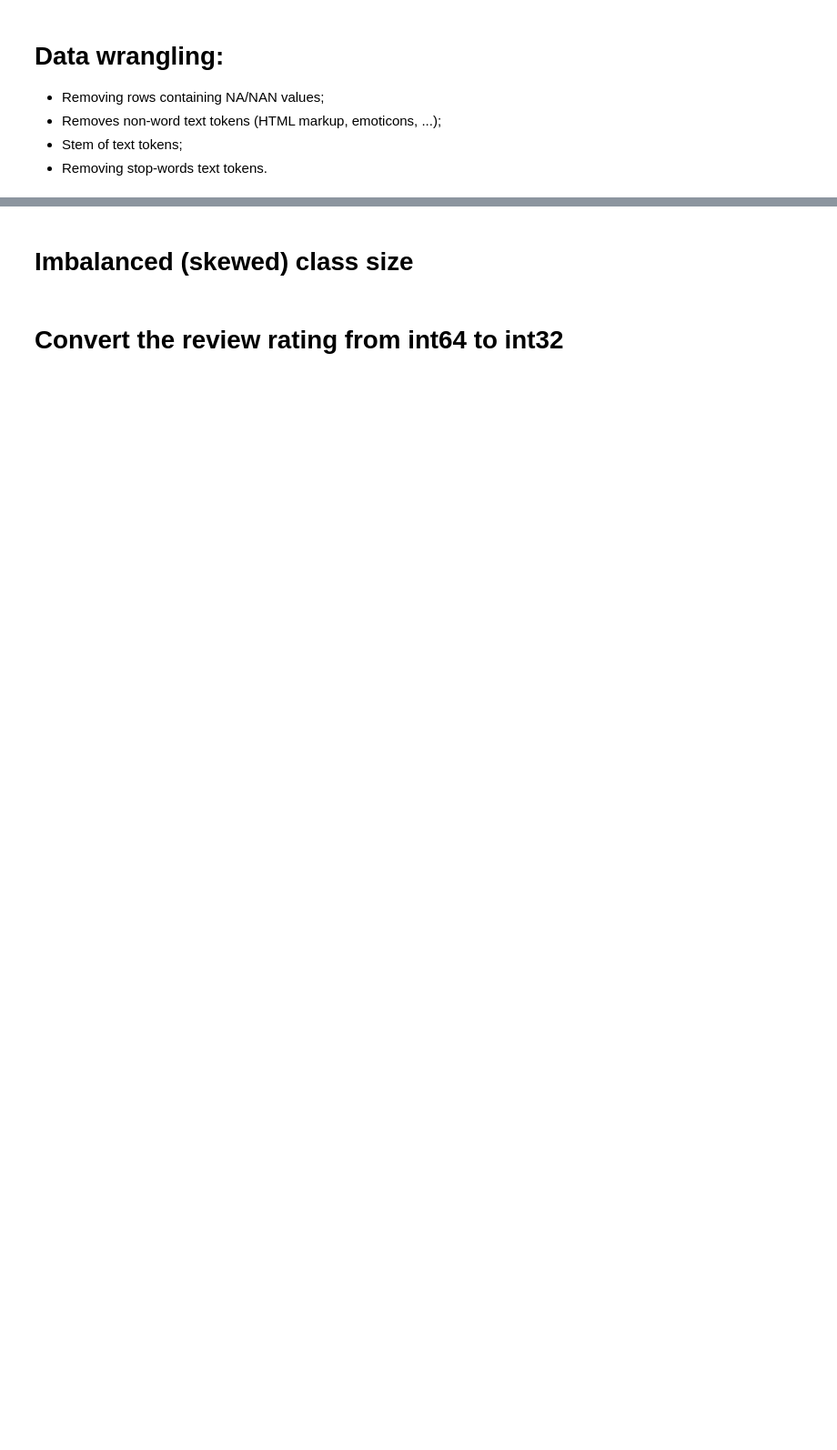
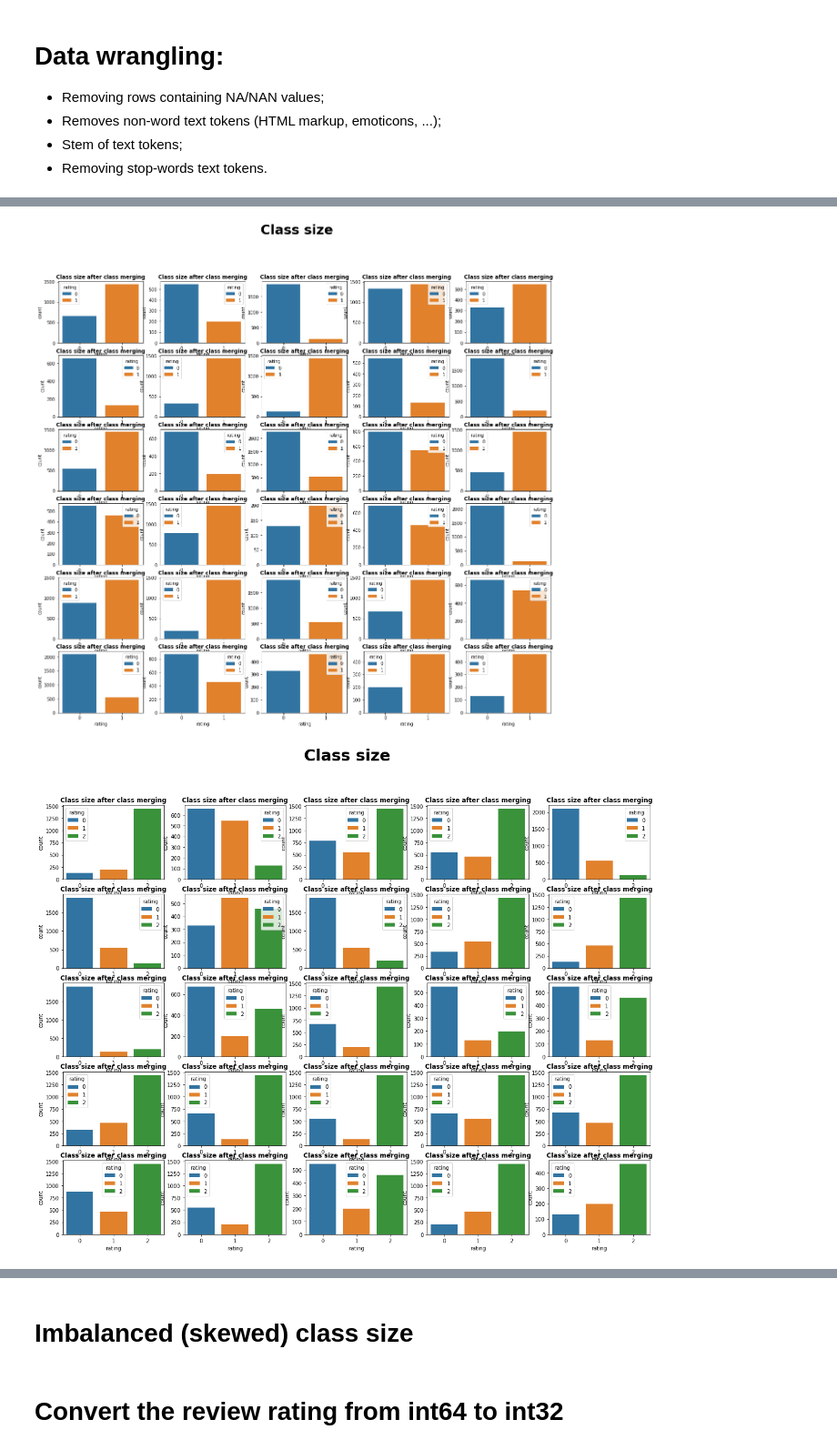
Before and after one commit to fardinafdideh/Text-analytics, a Jupyter notebook: sentiment-analysis-of-products-review-on-amazon.ipynb, the cells around one changed output, grey strips where cells are left out. Shown at 91% size. Saved outputs shown, nothing was run; the diff lists cells and outputs as text; code cells hidden in the pictures; blank space fills up the shorter version.

Commit message:
Kaggle Notebook | Sentiment Analysis of Products Review on Amazon | Version 5

```diff
--- a/sentiment-analysis-of-products-review-on-amazon.ipynb
+++ b/sentiment-analysis-of-products-review-on-amazon.ipynb
@@ -78,8 +79,6 @@ data.head(3)
 # %%
 reviewColName = 'text' # Better programming practice: The name of review column is stored in a variable, so that in other dataset with different column name it is only enough to change this variable
 ratingColName = 'rating' # Better programming practice:
-ratingOrigColName = ratingColName +'Orig'
-data[ratingOrigColName] = data[ratingColName] # Store the original ratings, then merge/group the ratings
 random_state = 0
 print('Rows nb: {}\nColumns nb: {}\nColumn names: {}'.format(data.shape[0], data.shape[1], (', ').join(list(data.columns)))) # Displays the size of the data
 # %% [output]
@@ -160,17 +159,4 @@ def wordcloud_plotter(ax, data, title = None):
     ax.imshow(wordcloud)
 
 
-def classSize_plotter(df, df_col, title):
-    sns.countplot(x = df_col, hue=df_col, data = df, dodge=False)
-    plt.suptitle(title, fontweight='bold')
-    plt.savefig("../working/{}.png".format(title))
-
-
 dataCleaned = wrangler(data, reviewColName)
-
-# Word cloud
-fig, axs = plt.subplots(1, 2, figsize = (20, 5))
-fig.suptitle('Word cloud', fontsize= 30, fontweight='bold')
-wordcloud_plotter(axs[0], data[reviewColName], 'Before cleaning')
-wordcloud_plotter(axs[1], dataCleaned[reviewColName], 'After cleaning')
-plt.savefig("../working/wordCloud.png")
@@ -179,0 +202,33 @@ plt.savefig("../working/wordCloud.png")
+# %%
+def classSize_plotter(ax, df, df_col, title):
+    sns.countplot(ax=ax, x = df_col, hue=df_col, data = df, dodge=False)
+    ax.set_title(title, fontweight='bold')
+
+
+def classSizeTot_plotter(classNb, classNbIdx, dataCleaned, ratingColName):
+    subplotsCols = 5
+    if len(classNb[classNbIdx]) > subplotsCols:
+        nCol = subplotsCols
+        nRow = math.ceil(len(classNb[classNbIdx]) / nCol)
+    else:
+        nCol = len(classNb[classNbIdx])
+        nRow = 1
+    fig, axs = plt.subplots(nRow, nCol, figsize = (20, 3*nRow))
+    fig.suptitle('Class size', fontsize= 30, fontweight='bold')
+    for pltIdx, classes in enumerate(classNb[classNbIdx]):
+        rows, cols = divmod(pltIdx, nCol) # https://stackoverflow.com/questions/28995146/matlab-ind2sub-equivalent-in-python
+        dataCleanedMerged = class_merger(dataCleaned, ratingColName, classes)
+        if nRow != 1:
+            classSize_plotter(axs[rows, cols], dataCleanedMerged, ratingColName, 'Class size after class merging')
+        elif nCol != 1:
+            classSize_plotter(axs[cols], dataCleanedMerged, ratingColName, 'Class size after class merging')
+        elif nCol == 1:
+            classSize_plotter(axs, dataCleanedMerged, ratingColName, 'Class size after class merging')
+#     plt.savefig("../working/{}classSize.png".format(classNbIdx))
+
+
+for classNbIdx in classNb.keys():
+    classSizeTot_plotter(classNb, classNbIdx, dataCleaned, ratingColName)
+# %% [output]
+[figure, added]
+[figure, added]
```
Also changed, not shown: parts of 19 cells of this notebook.
